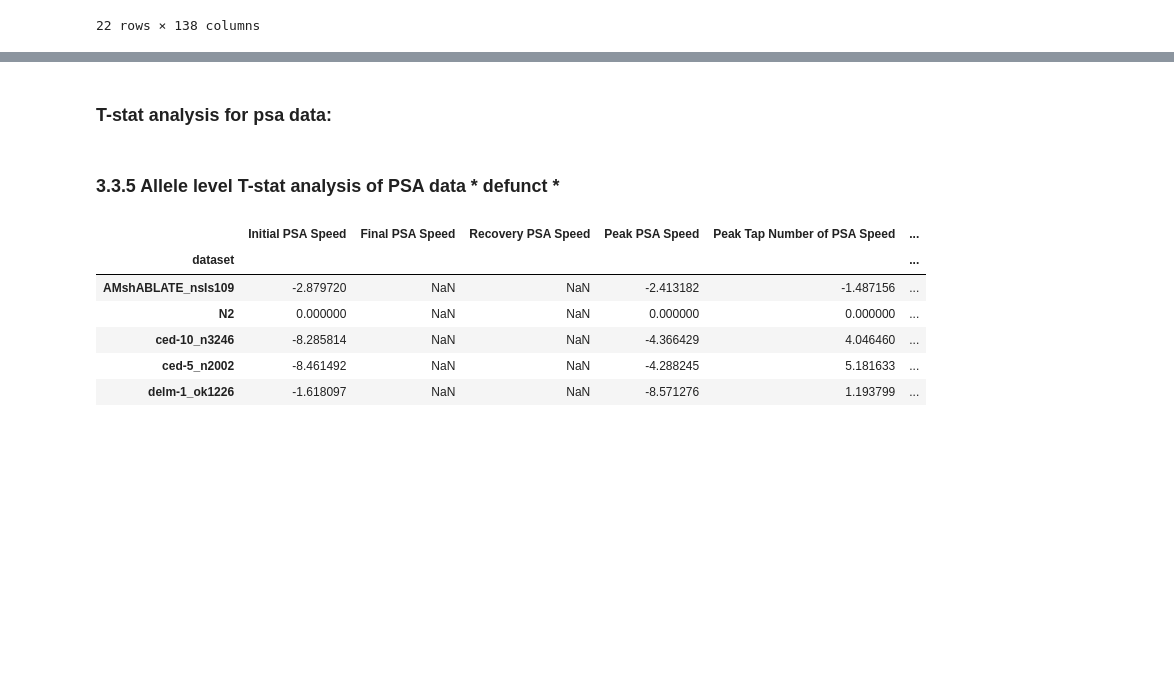
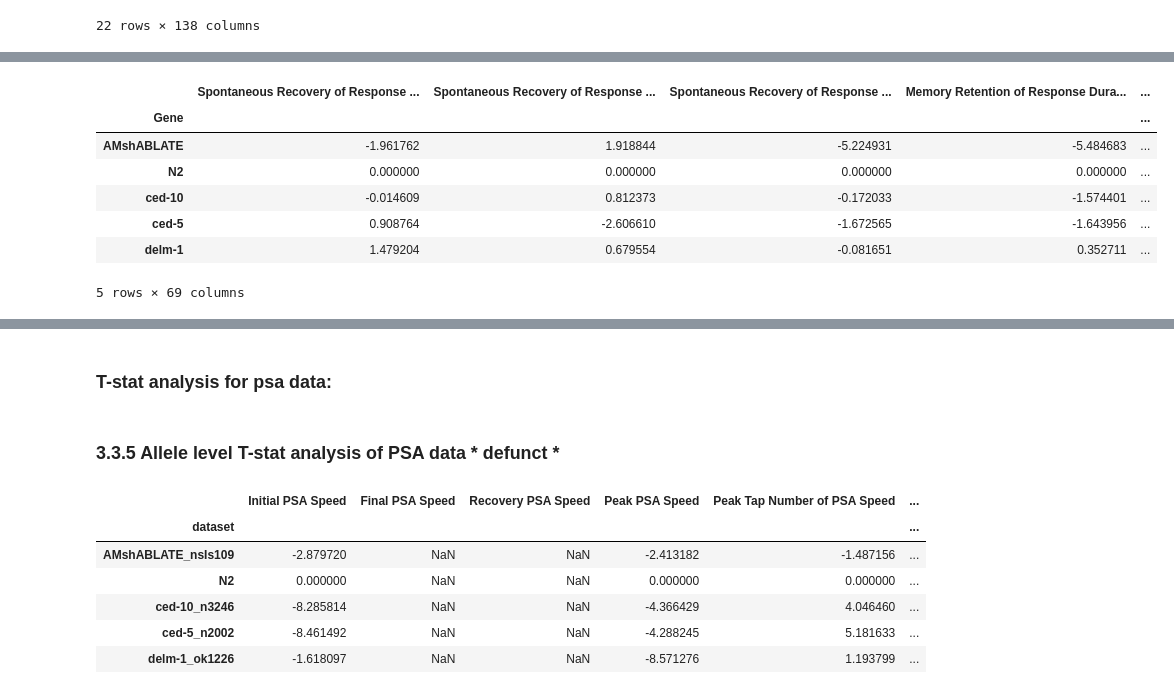
Before and after one commit to JosephLiangUBC/MWT_Dashboard, a Jupyter notebook: Step4_data_processing_for_db.ipynb, the cells around one changed output, grey strips where cells are left out. Cells and saved outputs as stored; diff of their text form; code cells hidden in the pictures; blank space fills up the shorter version.

```diff
--- a/Step4_data_processing_for_db.ipynb
+++ b/Step4_data_processing_for_db.ipynb
@@ -1653,0 +1703,11 @@ PD_habituation_Tstats
+# %%
+PD_habituation_Tstats_final.head()
+# %% [output]
+|  | Spontaneous Recovery of Response ... | Spontaneous Recovery of Response ... | Spontaneous Recovery of Response ... | Memory Retention of Response Dura... | ... |
+| Gene |  |  |  |  | ... |
+| AMshABLATE | -1.961762 | 1.918844 | -5.224931 | -5.484683 | ... |
+| N2 | 0.000000 | 0.000000 | 0.000000 | 0.000000 | ... |
+| ced-10 | -0.014609 | 0.812373 | -0.172033 | -1.574401 | ... |
+| ced-5 | 0.908764 | -2.606610 | -1.672565 | -1.643956 | ... |
+| delm-1 | 1.479204 | 0.679554 | -0.081651 | 0.352711 | ... |
+5 rows × 69 columns
```
Also changed, not shown: parts of 6 cells of this notebook.
